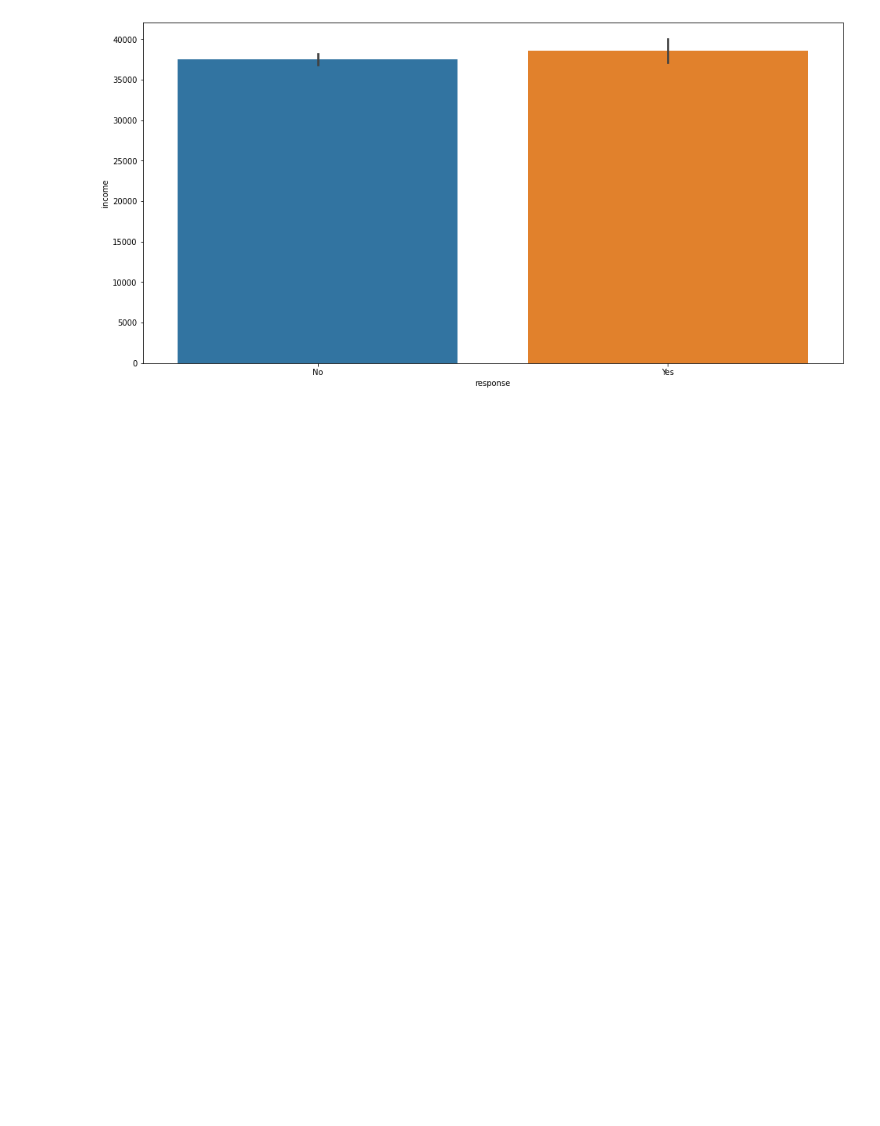
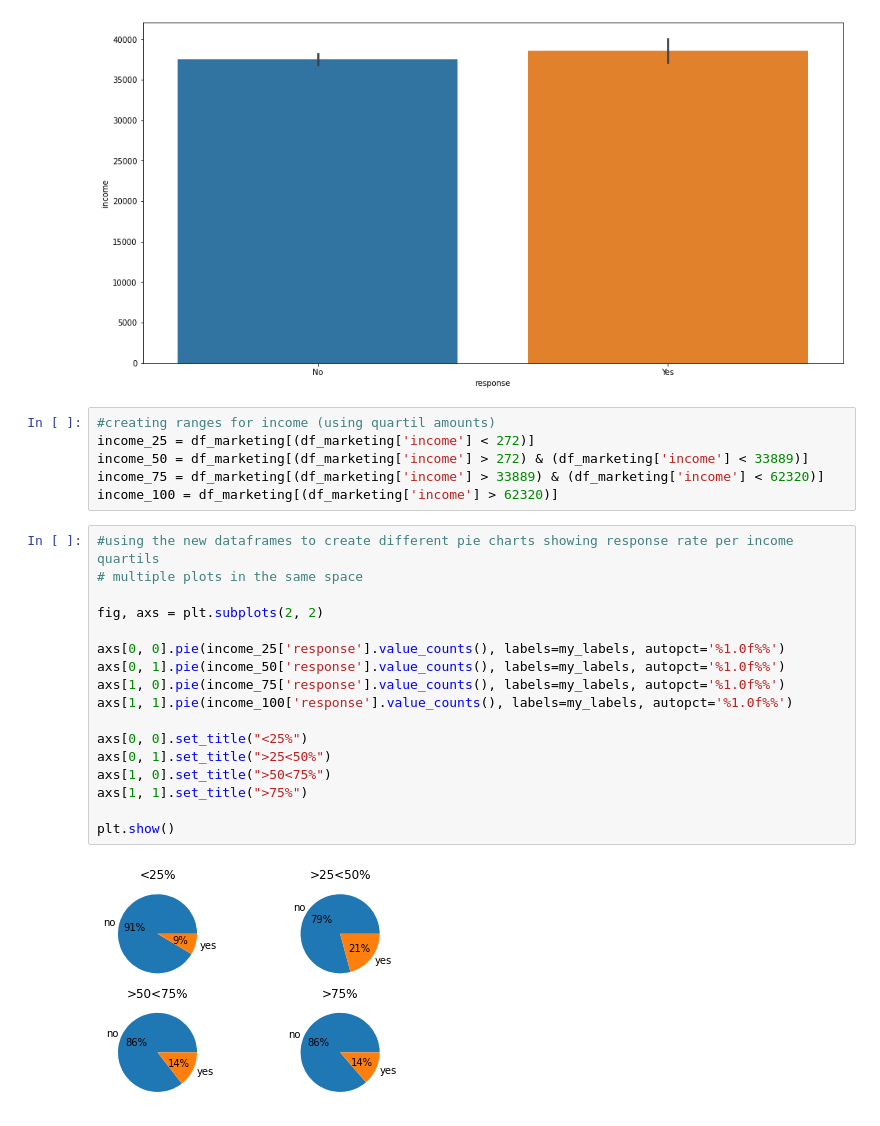
Before and after one commit to Ironhack-Data-0621-Remote/lab-customer-analysis-round-3, a Jupyter notebook: Solutions.ipynb, the cells around one changed output. Cells and saved outputs as stored; diff of their text form; blank space fills up the shorter version.

```diff
--- a/Solutions.ipynb
+++ b/Solutions.ipynb
@@ -282,3 +307,28 @@ sns.barplot(x="response", y="income", data=df_marketing)
 plt.show()
 # %% [output]
 [figure]
+# %%
+#creating ranges for income (using quartil amounts)
+income_25 = df_marketing[(df_marketing['income'] < 272)]
+income_50 = df_marketing[(df_marketing['income'] > 272) & (df_marketing['income'] < 33889)]
+income_75 = df_marketing[(df_marketing['income'] > 33889) & (df_marketing['income'] < 62320)]
+income_100 = df_marketing[(df_marketing['income'] > 62320)]
+# %%
+#using the new dataframes to create different pie charts showing response rate per income quartils
+# multiple plots in the same space
+
+fig, axs = plt.subplots(2, 2)
+
+axs[0, 0].pie(income_25['response'].value_counts(), labels=my_labels, autopct='%1.0f%%')
+axs[0, 1].pie(income_50['response'].value_counts(), labels=my_labels, autopct='%1.0f%%')
+axs[1, 0].pie(income_75['response'].value_counts(), labels=my_labels, autopct='%1.0f%%')
+axs[1, 1].pie(income_100['response'].value_counts(), labels=my_labels, autopct='%1.0f%%')
+
+axs[0, 0].set_title("<25%")
+axs[0, 1].set_title(">25<50%")
+axs[1, 0].set_title(">50<75%")
+axs[1, 1].set_title(">75%")
+
+plt.show()
+# %% [output]
+[figure, added]
```
Also changed, not shown: parts of 10 cells of this notebook.
